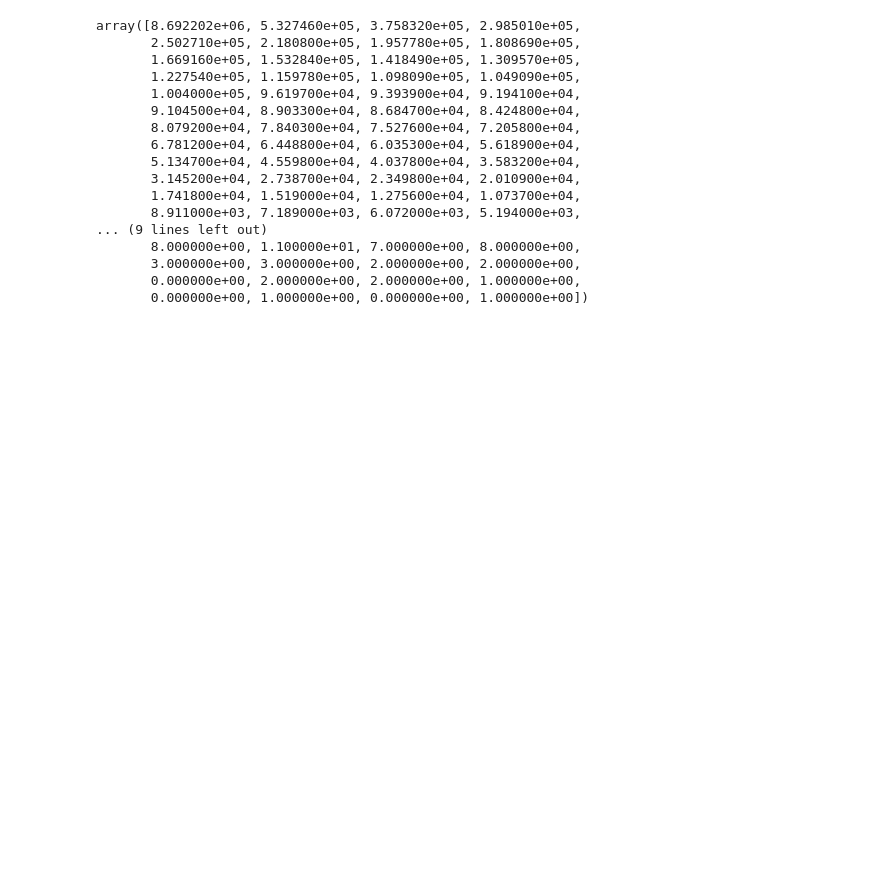
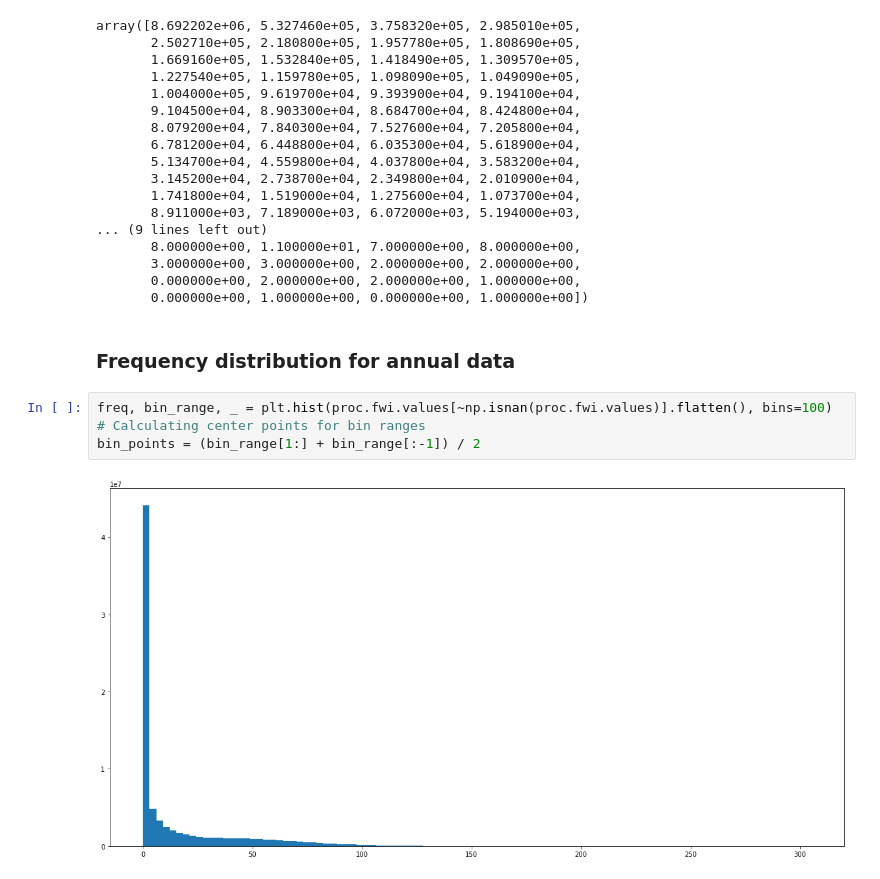
Before and after one commit to tejasvi/deepFWI, a Jupyter notebook: data/EDA/fwi_reanalysis.ipynb, the cells around one changed output. Drawn from its saved outputs; the diff is of its cells as text; blank space fills up the shorter version.

Commit message:
Demostration reanayslsis_freq stats calculation

```diff
--- a/data/EDA/fwi_reanalysis.ipynb
+++ b/data/EDA/fwi_reanalysis.ipynb
@@ -363,3 +363,11 @@ array([8.692202e+06, 5.327460e+05, 3.758320e+05, 2.985010e+05,
        3.000000e+00, 3.000000e+00, 2.000000e+00, 2.000000e+00,
        0.000000e+00, 2.000000e+00, 2.000000e+00, 1.000000e+00,
        0.000000e+00, 1.000000e+00, 0.000000e+00, 1.000000e+00])
+# %% [markdown]
+### Frequency distribution for annual data
+# %%
+freq, bin_range, _ = plt.hist(proc.fwi.values[~np.isnan(proc.fwi.values)].flatten(), bins=100)
+# Calculating center points for bin ranges
+bin_points = (bin_range[1:] + bin_range[:-1]) / 2
+# %% [output]
+[figure, added]
```
Also changed, not shown: parts of 2 cells of this notebook.
